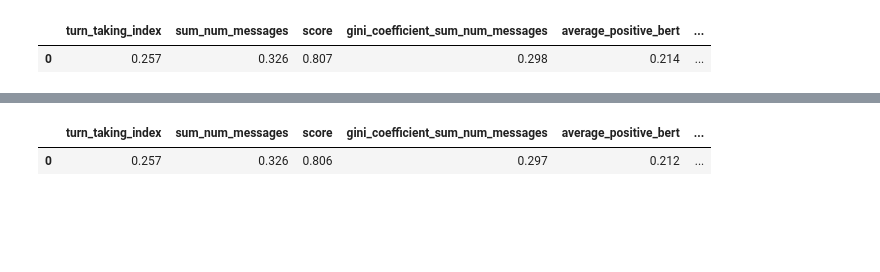
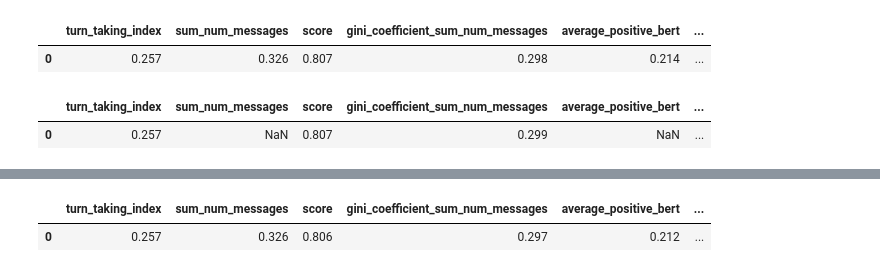
Before and after one commit to xehu/tpm-horse-race-modeling, a Jupyter notebook: task_map_explorations_with_multitask/empirical_experiment_visuals.ipynb, the cells around one changed output, grey strips where cells are left out. Saved outputs shown, nothing was run; the diff lists cells and outputs as text; code cells hidden in the pictures; blank space fills up the shorter version.

```diff
--- a/task_map_explorations_with_multitask/empirical_experiment_visuals.ipynb
+++ b/task_map_explorations_with_multitask/empirical_experiment_visuals.ipynb
@@ -827,9 +835,17 @@ def get_top_features(feat_num_to_select, dataset_type):
 # %%
 def get_top_q2_performance(feat_num_to_select, dataset_type):
     assert(dataset_type in ["full", "wave1"])
-    q2_for_each_dv = [round(top_features_dict[dv][feat_num_to_select][dataset_type]['q2'],3) for dv in top_features_dict.keys()]
+
+    q2_for_each_dv = []
+
+    for dv in top_features_dict.keys():
+        try:
+            q2 = round(top_features_dict[dv][feat_num_to_select][dataset_type]['q2'], 3)
+        except KeyError:
+            q2 = None  # Or any default value you'd prefer
+        q2_for_each_dv.append(q2)
+
     df_q2_for_each_dv = pd.DataFrame(q2_for_each_dv, index=top_features_dict.keys()).T
-
     return df_q2_for_each_dv
 # %%
 get_top_features(7, "full")
@@ -847,6 +863,11 @@ get_top_q2_performance(7, "full")
 # %% [output]
 |  | turn_taking_index | sum_num_messages | score | gini_coefficient_sum_num_messages | average_positive_bert | ... |
 | 0 | 0.257 | 0.326 | 0.807 | 0.298 | 0.214 | ... |
+# %%
+get_top_q2_performance(8, "full")
+# %% [output]
+|  | turn_taking_index | sum_num_messages | score | gini_coefficient_sum_num_messages | average_positive_bert | ... |
+| 0 | 0.257 | NaN | 0.807 | 0.299 | NaN | ... |
 # %%
 get_top_features(6, "full")
 # %% [output]
```
Also changed, not shown: parts of 3 cells of this notebook, 1 other file.
